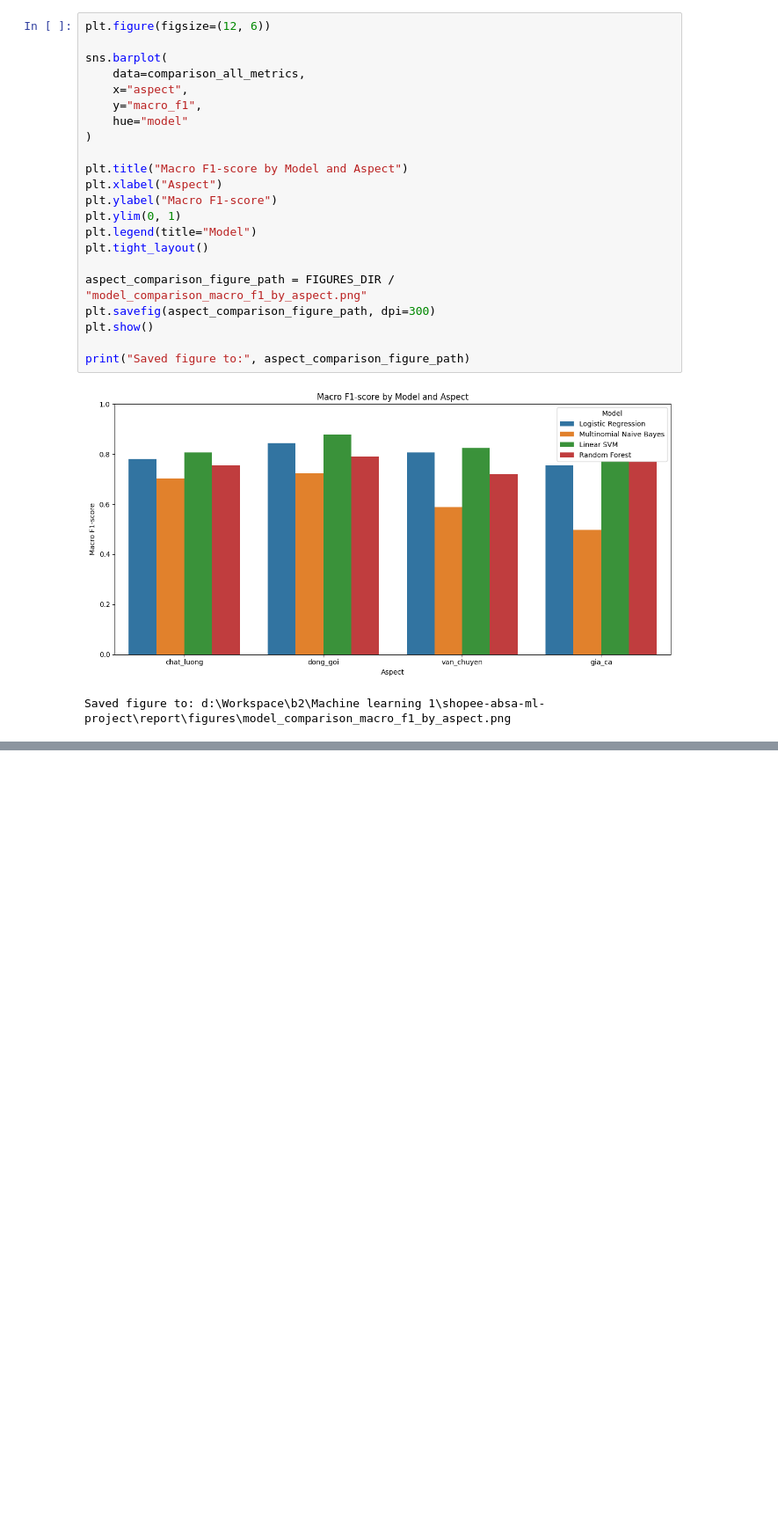
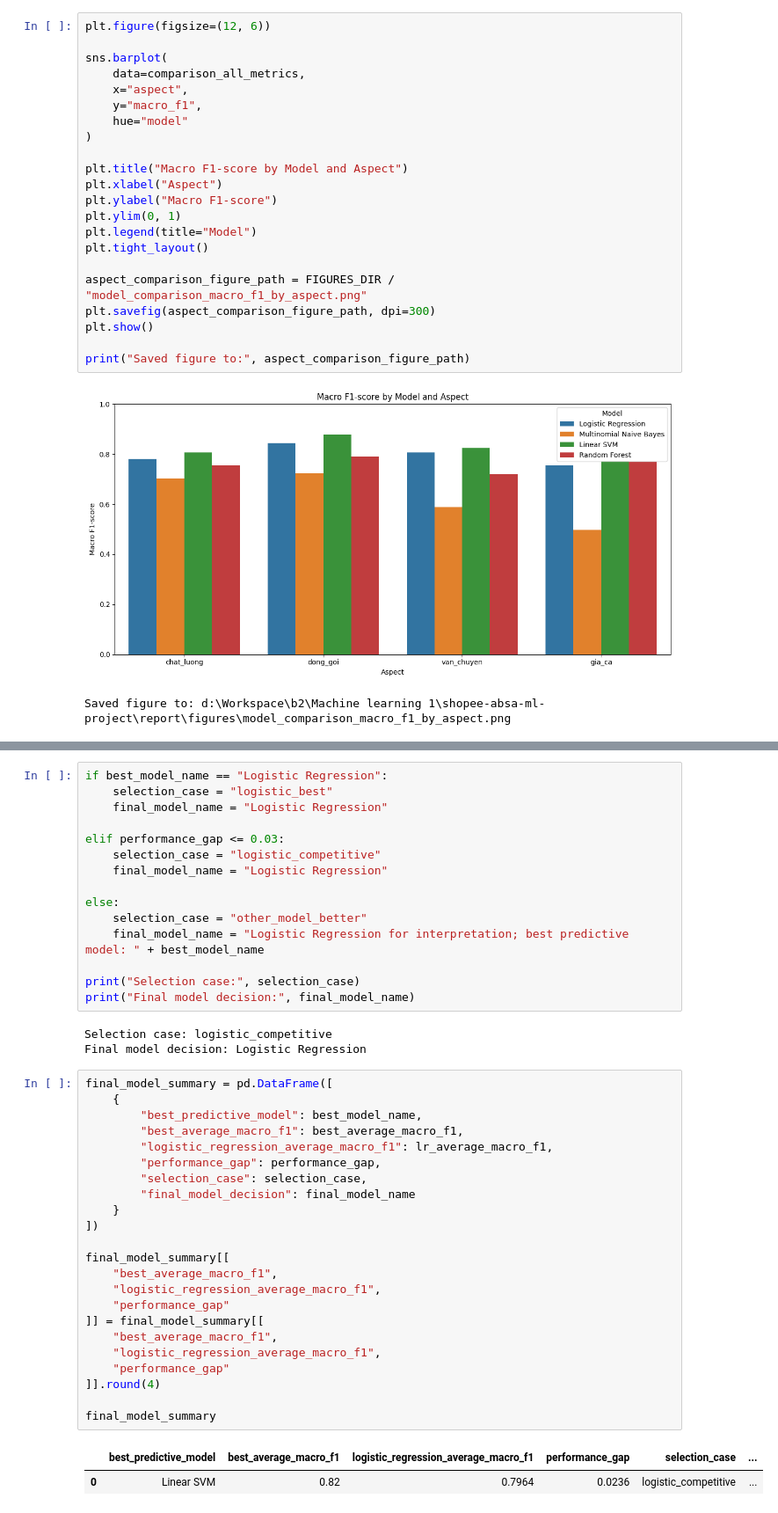
Before and after one commit to van2703/ABSA, a Jupyter notebook: notebooks/03_model_comparison.ipynb, the cells around one changed output, grey strips where cells are left out. Shown at 88% size. Cells and saved outputs as stored; diff of their text form; blank space fills up the shorter version.

```diff
--- a/notebooks/03_model_comparison.ipynb
+++ b/notebooks/03_model_comparison.ipynb
@@ -550,0 +621,44 @@ Saved figure to: d:\Workspace\b2\Machine learning 1\shopee-absa-ml-project\repor
+# %%
+if best_model_name == "Logistic Regression":
+    selection_case = "logistic_best"
+    final_model_name = "Logistic Regression"
+
+elif performance_gap <= 0.03:
+    selection_case = "logistic_competitive"
+    final_model_name = "Logistic Regression"
+
+else:
+    selection_case = "other_model_better"
+    final_model_name = "Logistic Regression for interpretation; best predictive model: " + best_model_name
+
+print("Selection case:", selection_case)
+print("Final model decision:", final_model_name)
+# %% [output]
+Selection case: logistic_competitive
+Final model decision: Logistic Regression
+# %%
+final_model_summary = pd.DataFrame([
+    {
+        "best_predictive_model": best_model_name,
+        "best_average_macro_f1": best_average_macro_f1,
+        "logistic_regression_average_macro_f1": lr_average_macro_f1,
+        "performance_gap": performance_gap,
+        "selection_case": selection_case,
+        "final_model_decision": final_model_name
+    }
+])
+
+final_model_summary[[
+    "best_average_macro_f1",
+    "logistic_regression_average_macro_f1",
+    "performance_gap"
+]] = final_model_summary[[
+    "best_average_macro_f1",
+    "logistic_regression_average_macro_f1",
+    "performance_gap"
+]].round(4)
+
+final_model_summary
+# %% [output]
+|  | best_predictive_model | best_average_macro_f1 | logistic_regression_average_macro_f1 | performance_gap | selection_case | ... |
+| 0 | Linear SVM | 0.82 | 0.7964 | 0.0236 | logistic_competitive | ... |
```
Also changed, not shown: parts of 11 cells of this notebook, 10 other files.
